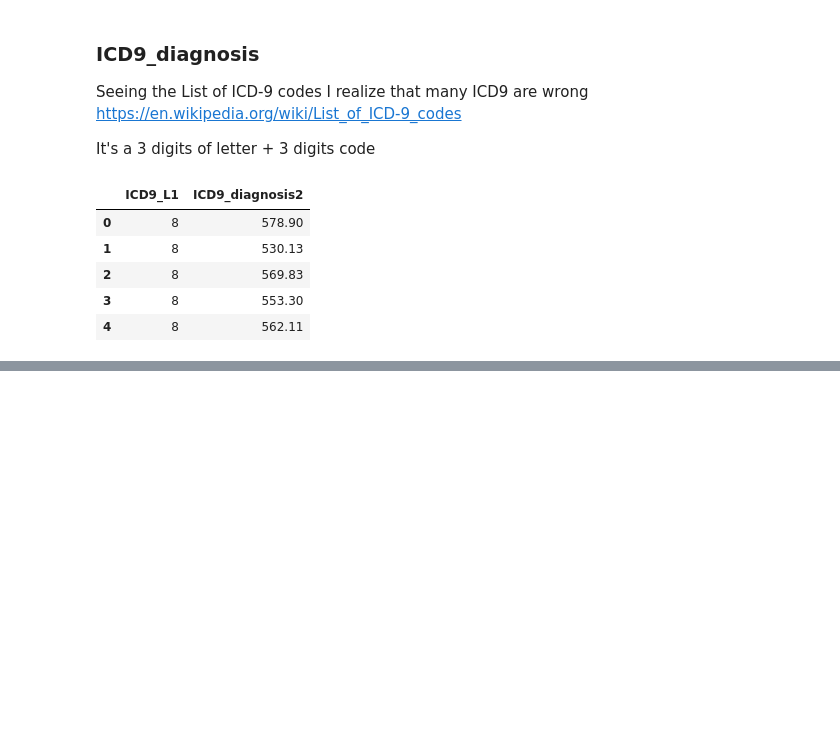
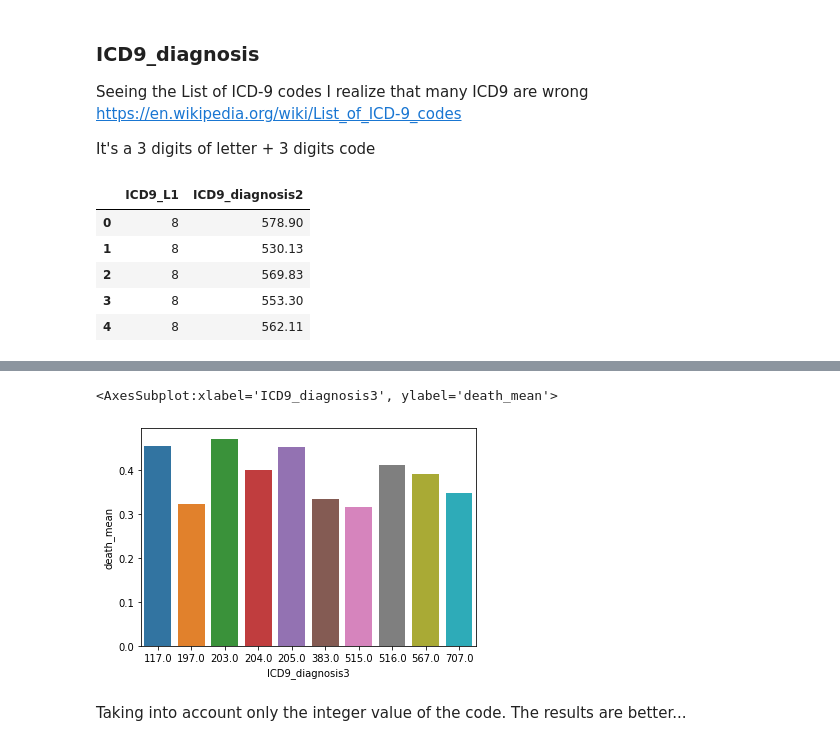
Before and after one commit to andresvBSE/BSE-CML2-P12, a Jupyter notebook: Data_preparation.ipynb, the cells around one changed output, grey strips where cells are left out. Saved outputs shown, nothing was run; the diff lists cells and outputs as text; code cells hidden in the pictures; blank space fills up the shorter version.

```diff
--- a/Data_preparation.ipynb
+++ b/Data_preparation.ipynb
@@ -274,0 +240,4 @@ memory usage: 9.0+ MB
+# %%
+df_g['ICD9_diagnosis3'] = np.floor(df_g['ICD9_diagnosis2']) # Get only the integer value
+print(df_g['ICD9_diagnosis3'].nunique())
+print(df_g['ICD9_diagnosis3'].value_counts())
@@ -274,0 +258,11 @@ memory usage: 9.0+ MB
+# %%
+data_res_3 = df_g.groupby('ICD9_diagnosis3').agg({'HOSPITAL_EXPIRE_FLAG': ['mean', 'size']}).reset_index()
+data_res_3.columns = ['ICD9_diagnosis3', 'death_mean', 'death_size']
+data_res_3.sort_values(by='death_mean', ascending=False, inplace=True)
+
+sns.barplot(x='ICD9_diagnosis3', y = 'death_mean', data = data_res_3[data_res_3['death_size']>10].head(10))
+# %% [output]
+<AxesSubplot:xlabel='ICD9_diagnosis3', ylabel='death_mean'>
+[figure, added]
+# %% [markdown]
+Taking into account only the integer value of the code. The results are better...
```
Also changed, not shown: parts of 32 cells of this notebook.
